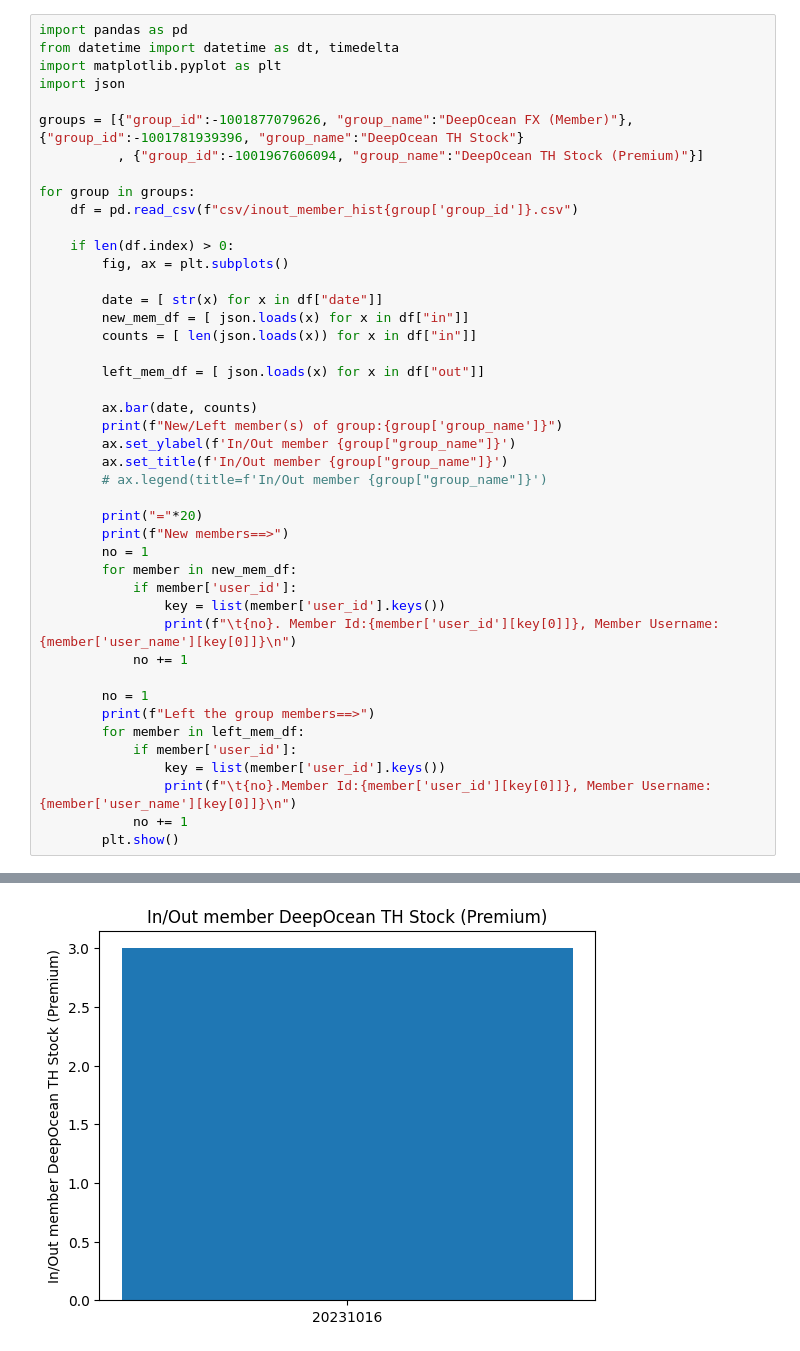
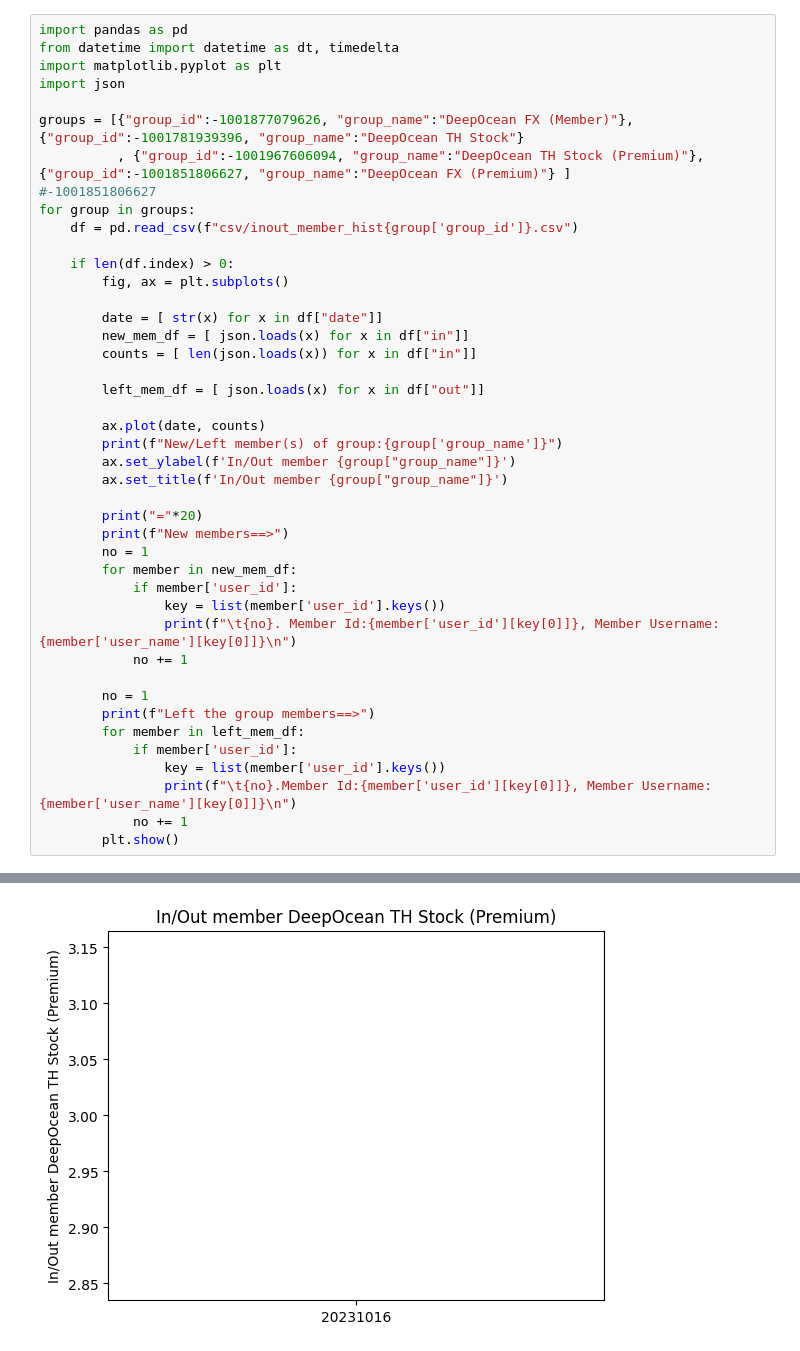
Before and after one commit to HoodyBoss/poc, a Jupyter notebook: telegram_bot/tg_member_mgr.ipynb, the cells around one changed output, grey strips where cells are left out. Cells and saved outputs as stored; diff of their text form.

```diff
--- a/telegram_bot/tg_member_mgr.ipynb
+++ b/telegram_bot/tg_member_mgr.ipynb
@@ -5,8 +5,8 @@ import matplotlib.pyplot as plt
 import json
 
 groups = [{"group_id":-1001877079626, "group_name":"DeepOcean FX (Member)"}, {"group_id":-1001781939396, "group_name":"DeepOcean TH Stock"}
-          , {"group_id":-1001967606094, "group_name":"DeepOcean TH Stock (Premium)"}]
-
+          , {"group_id":-1001967606094, "group_name":"DeepOcean TH Stock (Premium)"}, {"group_id":-1001851806627, "group_name":"DeepOcean FX (Premium)"} ]
+#-1001851806627
 for group in groups:
     df = pd.read_csv(f"csv/inout_member_hist{group['group_id']}.csv")
 
@@ -19,11 +19,10 @@ for group in groups:
 
         left_mem_df = [ json.loads(x) for x in df["out"]]
 
-        ax.bar(date, counts)
+        ax.plot(date, counts)
         print(f"New/Left member(s) of group:{group['group_name']}")
         ax.set_ylabel(f'In/Out member {group["group_name"]}')
         ax.set_title(f'In/Out member {group["group_name"]}')
-        # ax.legend(title=f'In/Out member {group["group_name"]}')
 
         print("="*20)
         print(f"New members==>")
@@ -50,3 +49,3 @@ New members==>
 
 Left the group members==>
-[figure, old version]
+[figure, new version]
```
Also changed, not shown: parts of 1 cell of this notebook, 7 other files.
